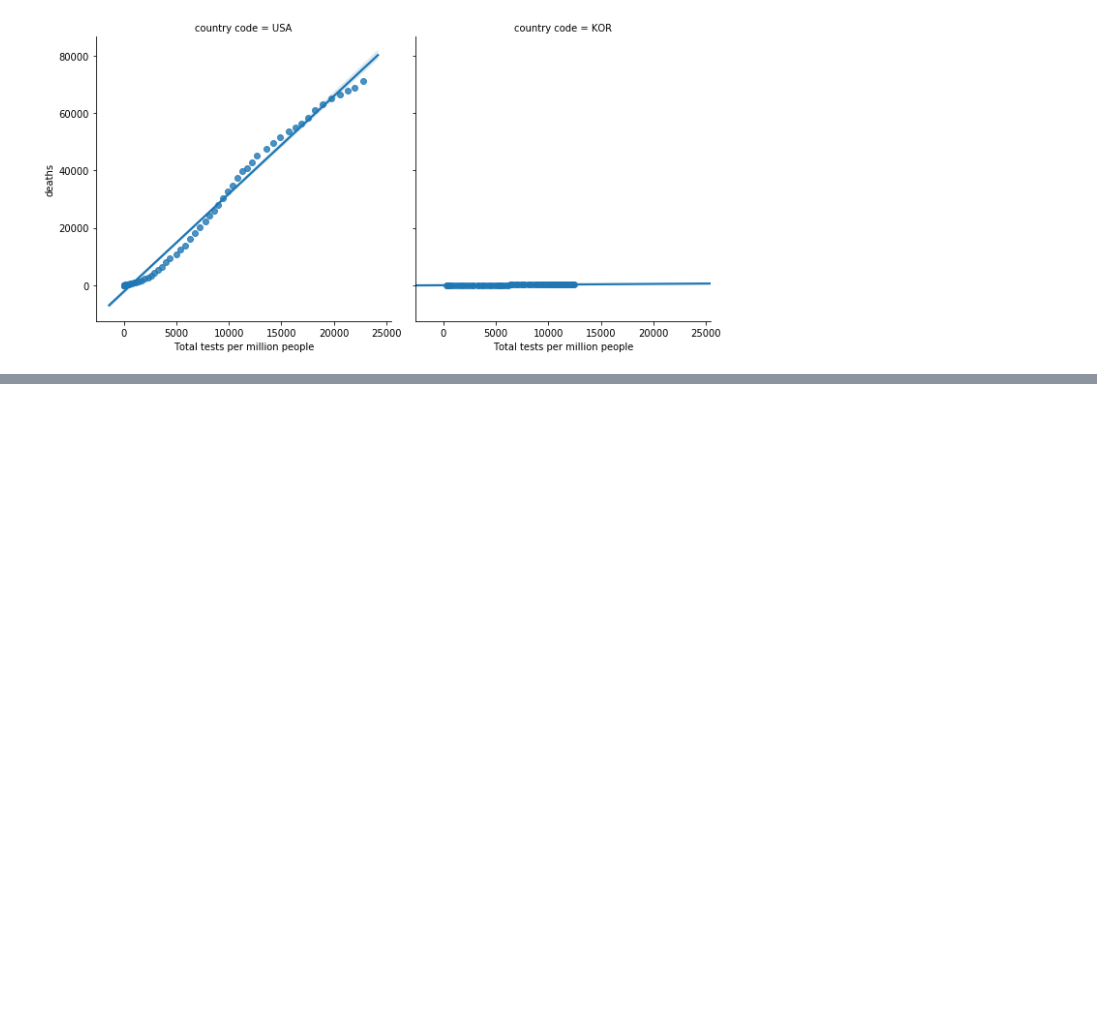
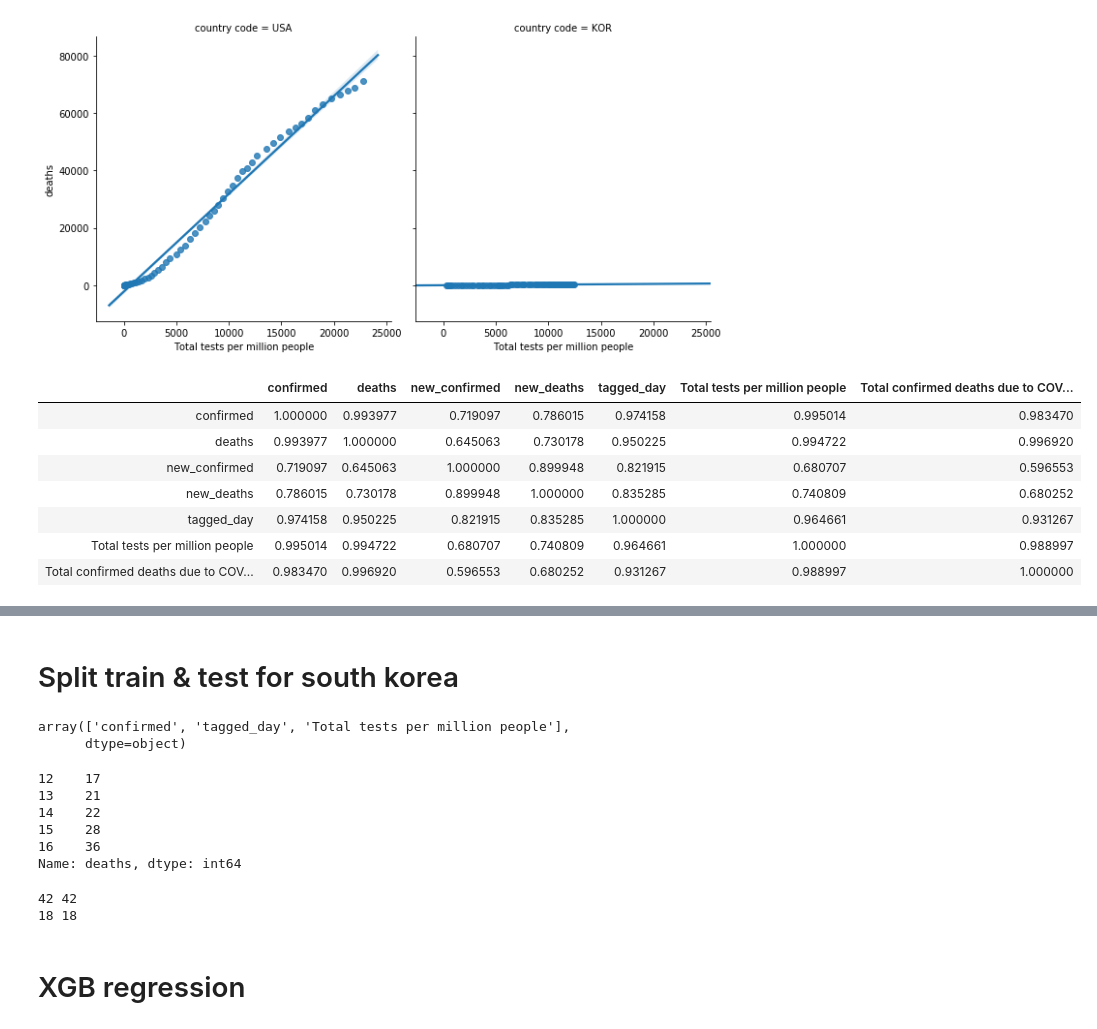
Before and after one commit to kd91/Modeling-of-COVID-19-testing-deaths, a Jupyter notebook: covid_19_01.ipynb, the cells around one changed output, grey strips where cells are left out. Drawn from its saved outputs; the diff is of its cells as text; code cells hidden in the pictures; blank space fills up the shorter version.

```diff
--- a/covid_19_01.ipynb
+++ b/covid_19_01.ipynb
@@ -411,3 +411,15 @@ sns.lmplot(x="Total tests per million people", y="deaths", data = df4, col="coun
 # %% [output]
 <seaborn.axisgrid.FacetGrid at 0x...>
 [figure]
+# %%
+display(dfkor.corr())
+display(dfusa.corr())
+# %% [output]
+|  | confirmed | deaths | new_confirmed | new_deaths | tagged_day | Total tests per million people | Total confirmed deaths due to COV... |
+| confirmed | 1.000000 | 0.993977 | 0.719097 | 0.786015 | 0.974158 | 0.995014 | 0.983470 |
+| deaths | 0.993977 | 1.000000 | 0.645063 | 0.730178 | 0.950225 | 0.994722 | 0.996920 |
+| new_confirmed | 0.719097 | 0.645063 | 1.000000 | 0.899948 | 0.821915 | 0.680707 | 0.596553 |
+| new_deaths | 0.786015 | 0.730178 | 0.899948 | 1.000000 | 0.835285 | 0.740809 | 0.680252 |
+| tagged_day | 0.974158 | 0.950225 | 0.821915 | 0.835285 | 1.000000 | 0.964661 | 0.931267 |
+| Total tests per million people | 0.995014 | 0.994722 | 0.680707 | 0.740809 | 0.964661 | 1.000000 | 0.988997 |
+| Total confirmed deaths due to COV... | 0.983470 | 0.996920 | 0.596553 | 0.680252 | 0.931267 | 0.988997 | 1.000000 |
@@ -413,0 +434,37 @@ sns.lmplot(x="Total tests per million people", y="deaths", data = df4, col="coun
+# %% [markdown]
+# Split train & test for south korea
+# %%
+# dropping new_deaths and using deaths(cumulative) as repsonse variable
+# dropping new_confirmed, since using cumulative values for confirmed cases & deaths
+# dropping total confirmed deaths pe rmillion, directly correlated with deaths
+# country code, since df contains all values of same country
+# removing date, since tagged_day is added
+# using deaths as response variable Y
+X_col_dropped = ['date','deaths','new_confirmed', 'new_deaths', 'country code',
+                'Total confirmed deaths due to COVID-19 per million people (deaths per million)']
+X_kor = dfkor.drop(labels=X_col_dropped, axis=1)
+
+X_col_names = X_kor.columns.values
+X_col_names
+# %% [output]
+array(['confirmed', 'tagged_day', 'Total tests per million people'],
+      dtype=object)
+# %%
+y_kor = dfkor.loc[:,'deaths']
+y_kor.head()
+# %% [output]
+12    17
+13    21
+14    22
+15    28
+16    36
+Name: deaths, dtype: int64
+# %%
+X_train_kor, X_test_kor, y_train_kor, y_test_kor = train_test_split(X_kor, y_kor, test_size=0.3, random_state=1)
+print(len(X_train_kor),len(y_train_kor))
+print(len(X_test_kor),len(y_test_kor))
+# %% [output]
+42 42
+18 18
+# %% [markdown]
+# XGB regression
```
Also changed, not shown: parts of 22 cells of this notebook.
